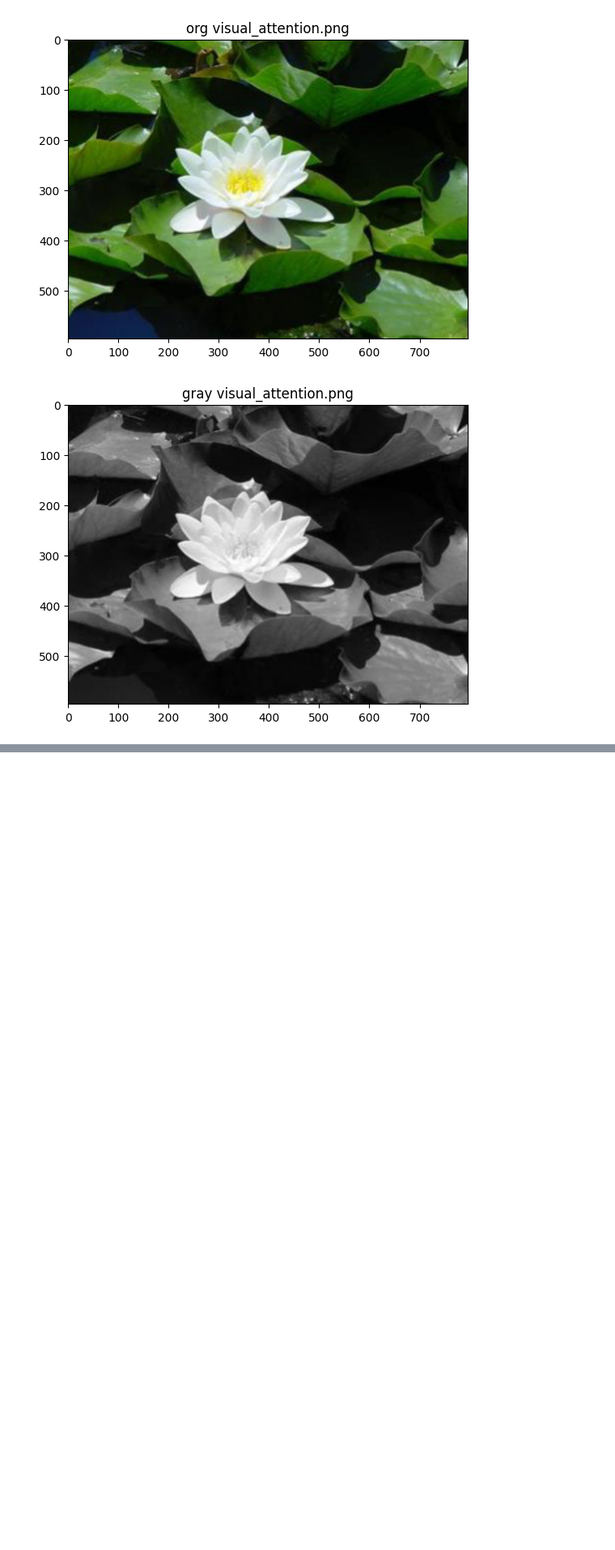
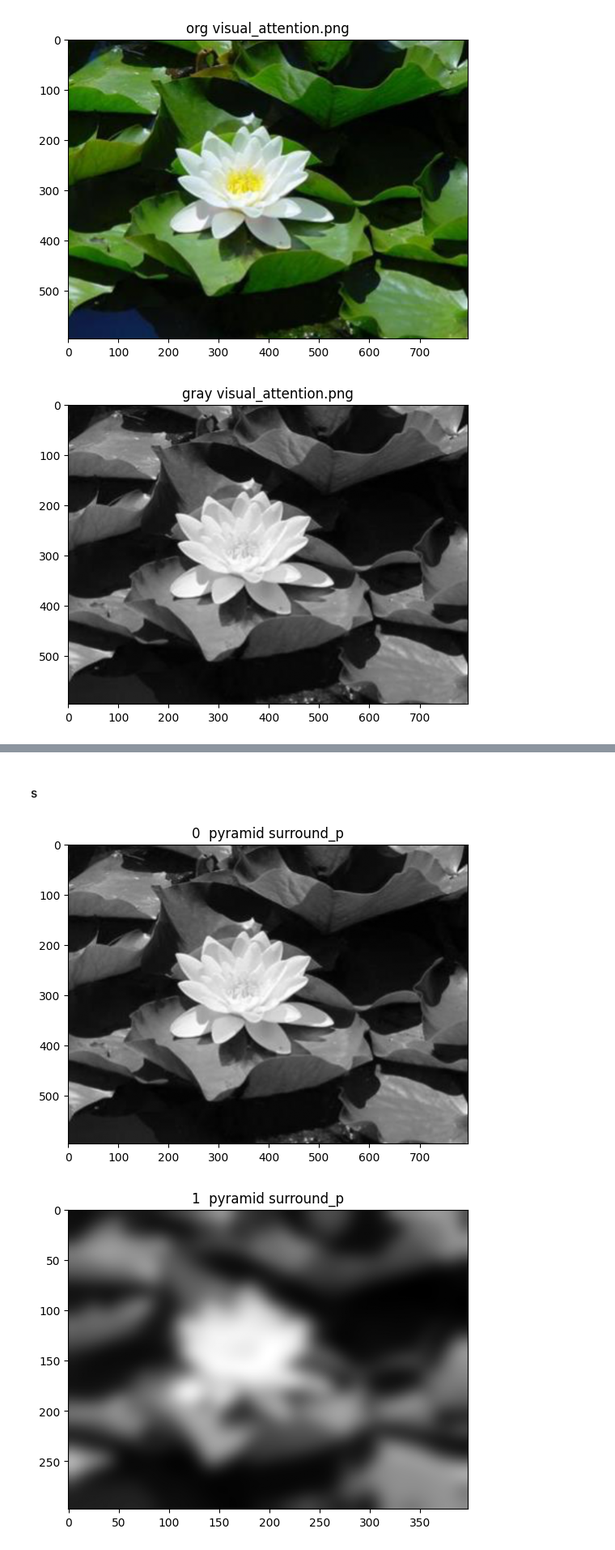
Before and after one commit to marekd6/CV1_labs, a Jupyter notebook: Assignment 02-20251125/cv1_2_3.ipynb, the cells around one changed output, grey strips where cells are left out. Shown at 81% size. Drawn from its saved outputs; the diff is of its cells as text; code cells hidden in the pictures; blank space fills up the shorter version.

```diff
--- a/Assignment 02-20251125/cv1_2_3.ipynb
+++ b/Assignment 02-20251125/cv1_2_3.ipynb
@@ -51,0 +96,9 @@ surround_pyr = ski.transform.pyramid_gaussian(img, max_layer=4, sigma=16)
+# %% [markdown]
+#### s
+# %%
+surround_pyr = tuple(ski.transform.pyramid_gaussian(img, max_layer=4, sigma=16))
+# %%
+vis_pyramid(surround_pyr, 'surround_p')
+# %% [output]
+[figure, added]
+[figure, added]
```
Also changed, not shown: parts of 16 cells of this notebook.
